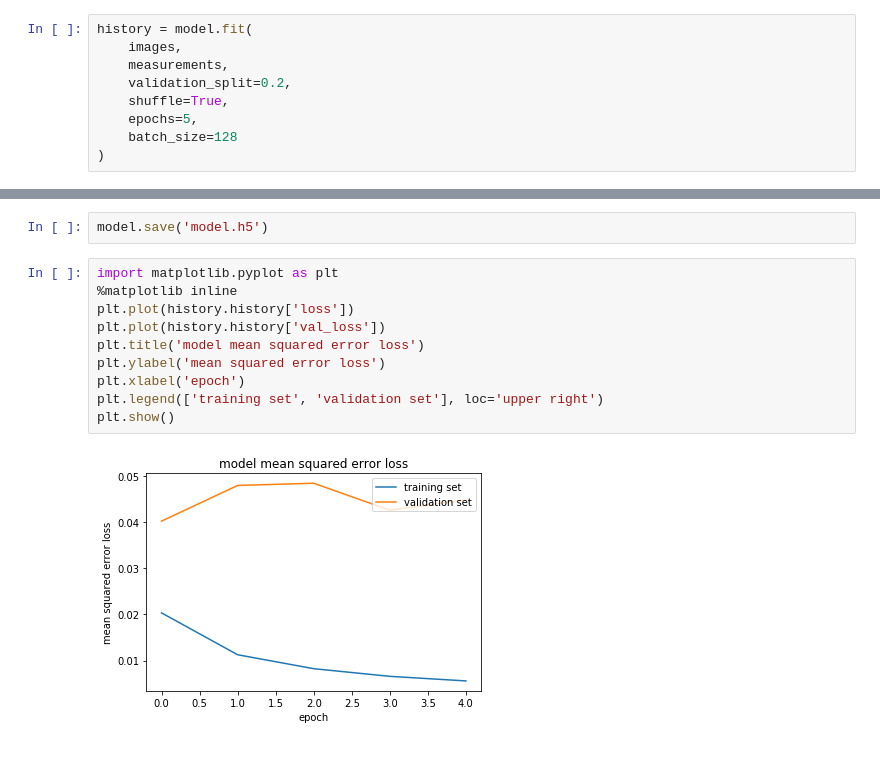
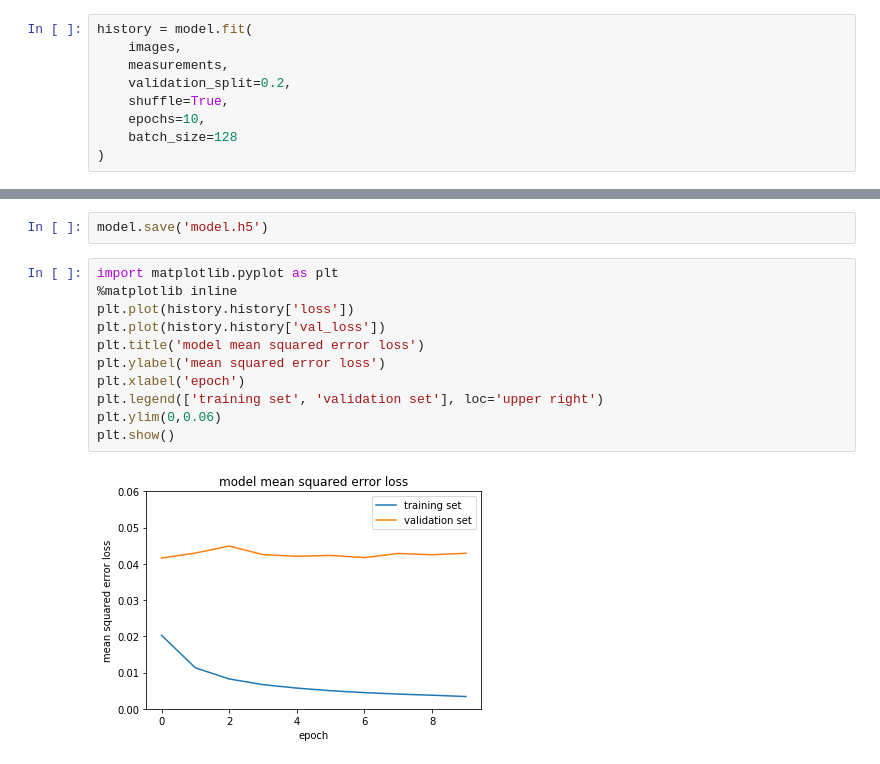
Before and after one commit to bryantravissmith/Self-Driving-Car, a Jupyter notebook: CarND-Behavioral-Cloning-P3/Build Keras Model.ipynb, the cells around one changed output, grey strips where cells are left out. Drawn from its saved outputs; the diff is of its cells as text.

```diff
--- a/CarND-Behavioral-Cloning-P3/Build Keras Model.ipynb
+++ b/CarND-Behavioral-Cloning-P3/Build Keras Model.ipynb
@@ -119,7 +119,7 @@ history = model.fit(
     measurements,
     validation_split=0.2,
     shuffle=True,
-    epochs=5,
+    epochs=10,
     batch_size=128
 )
 # %% [output]
@@ -139,12 +145,13 @@ model.save('model.h5')
 # %%
 import matplotlib.pyplot as plt
 %matplotlib inline
 plt.plot(history.history['loss'])
 plt.plot(history.history['val_loss'])
 plt.title('model mean squared error loss')
 plt.ylabel('mean squared error loss')
 plt.xlabel('epoch')
 plt.legend(['training set', 'validation set'], loc='upper right')
+plt.ylim(0,0.06)
 plt.show()
 # %% [output]
-[figure, old version]
+[figure, new version]
```
Also changed, not shown: parts of 2 cells of this notebook, 3 other files.
